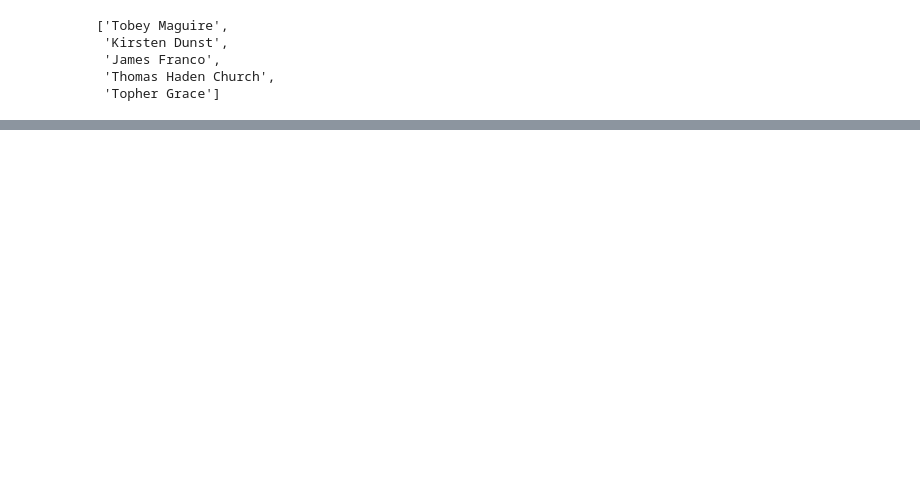
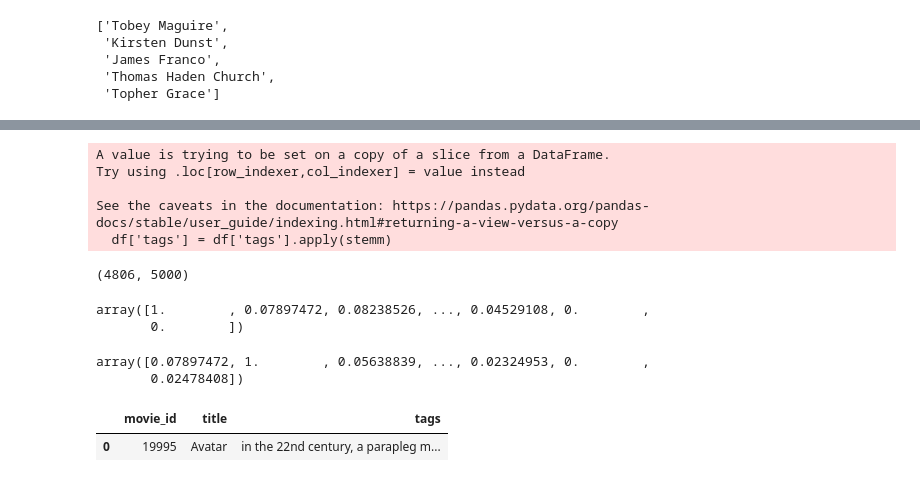
Before and after one commit to antongolubev112/finalYearProject, a Jupyter notebook: movie/api/rec.ipynb, the cells around one changed output, grey strips where cells are left out. Drawn from its saved outputs; the diff is of its cells as text; code cells hidden in the pictures; blank space fills up the shorter version.

```diff
--- a/movie/api/rec.ipynb
+++ b/movie/api/rec.ipynb
@@ -216,0 +274,23 @@ movies
+# %%
+import nltk
+from nltk.stem.porter import PorterStemmer
+
+pos = PorterStemmer()
+
+#example
+pos.stem('loved')
+#function
+def stemm(txt):
+    lst = []
+    for i in txt.split():
+        lst.append(pos.stem(i))
+    #conv lst to str
+    return " ".join(lst)
+
+df['tags'] = df['tags'].apply(stemm)
+# %% [output]
+A value is trying to be set on a copy of a slice from a DataFrame.
+Try using .loc[row_indexer,col_indexer] = value instead
+
+See the caveats in the documentation: https://pandas.pydata.org/pandas-docs/stable/user_guide/indexing.html#returning-a-view-versus-a-copy
+  df['tags'] = df['tags'].apply(stemm)
@@ -216,0 +303,23 @@ movies
+# %%
+#(movies,transformation based on 5000 words)
+movies_vector_form.shape
+# %% [output]
+(4806, 5000)
+# %%
+from sklearn.metrics.pairwise import cosine_similarity
+
+similarity_matx = cosine_similarity(movies_vector_form)
+similarity_matx[0]
+# %% [output]
+array([1.        , 0.07897472, 0.08238526, ..., 0.04529108, 0.        ,
+       0.        ])
+# %%
+similarity_matx[1]
+# %% [output]
+array([0.07897472, 1.        , 0.05638839, ..., 0.02324953, 0.        ,
+       0.02478408])
+# %%
+df[df['title']=='Avatar']
+# %% [output]
+|  | movie_id | title | tags |
+| 0 | 19995 | Avatar | in the 22nd century, a parapleg m... |
```
Also changed, not shown: parts of 20 cells of this notebook, 9 other files.
